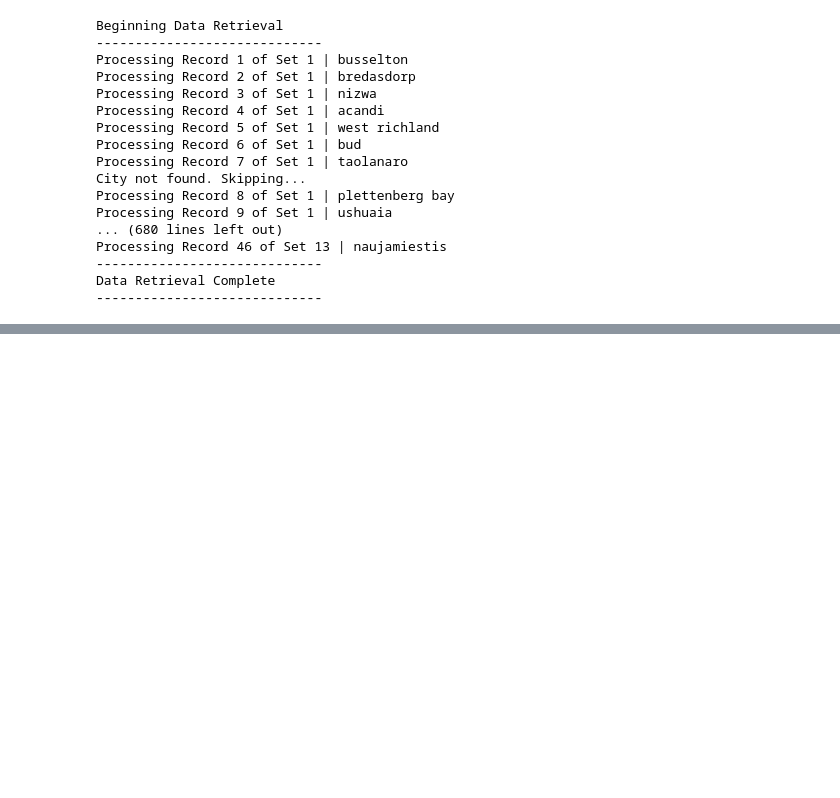
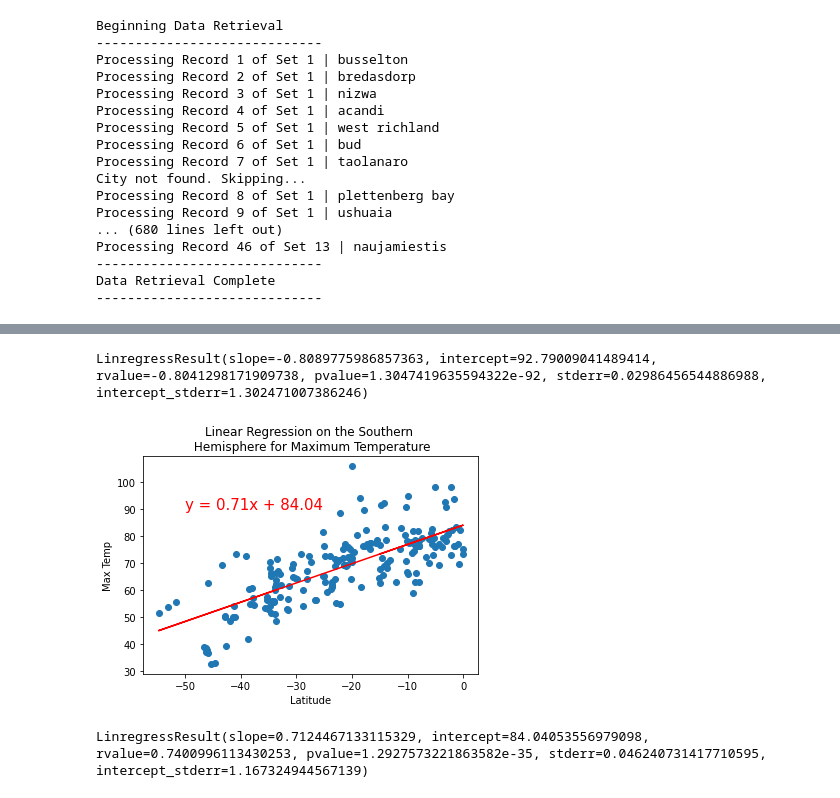
Before and after one commit to crystdang/world-weather-analysis, a Jupyter notebook: WeatherPy.ipynb, the cells around one changed output, grey strips where cells are left out. Drawn from its saved outputs; the diff is of its cells as text; code cells hidden in the pictures; blank space fills up the shorter version.

```diff
--- a/WeatherPy.ipynb
+++ b/WeatherPy.ipynb
@@ -301,0 +403,16 @@ plt.show()
+# %%
+linregress((northern_hemi_df["Lat"]),(northern_hemi_df["Max Temp"]))
+# %% [output]
+LinregressResult(slope=-0.8089775986857363, intercept=92.79009041489414, rvalue=-0.8041298171909738, pvalue=1.3047419635594322e-92, stderr=0.02986456544886988, intercept_stderr=1.302471007386246)
+# %%
+x_values = southern_hemi_df["Lat"]
+y_values = southern_hemi_df["Max Temp"]
+# Call the function.
+plot_linear_regression(x_values, y_values,
+                       'Linear Regression on the Southern \n Hemisphere for Maximum Temperature', 'Max Temp',(-50,90))
+# %% [output]
+[figure, added]
+# %%
+linregress((southern_hemi_df["Lat"]),(southern_hemi_df["Max Temp"]))
+# %% [output]
+LinregressResult(slope=0.7124467133115329, intercept=84.04053556979098, rvalue=0.7400996113430253, pvalue=1.2927573221863582e-35, stderr=0.046240731417710595, intercept_stderr=1.167324944567139)
```
Also changed, not shown: parts of 31 cells of this notebook, 2 other files.
